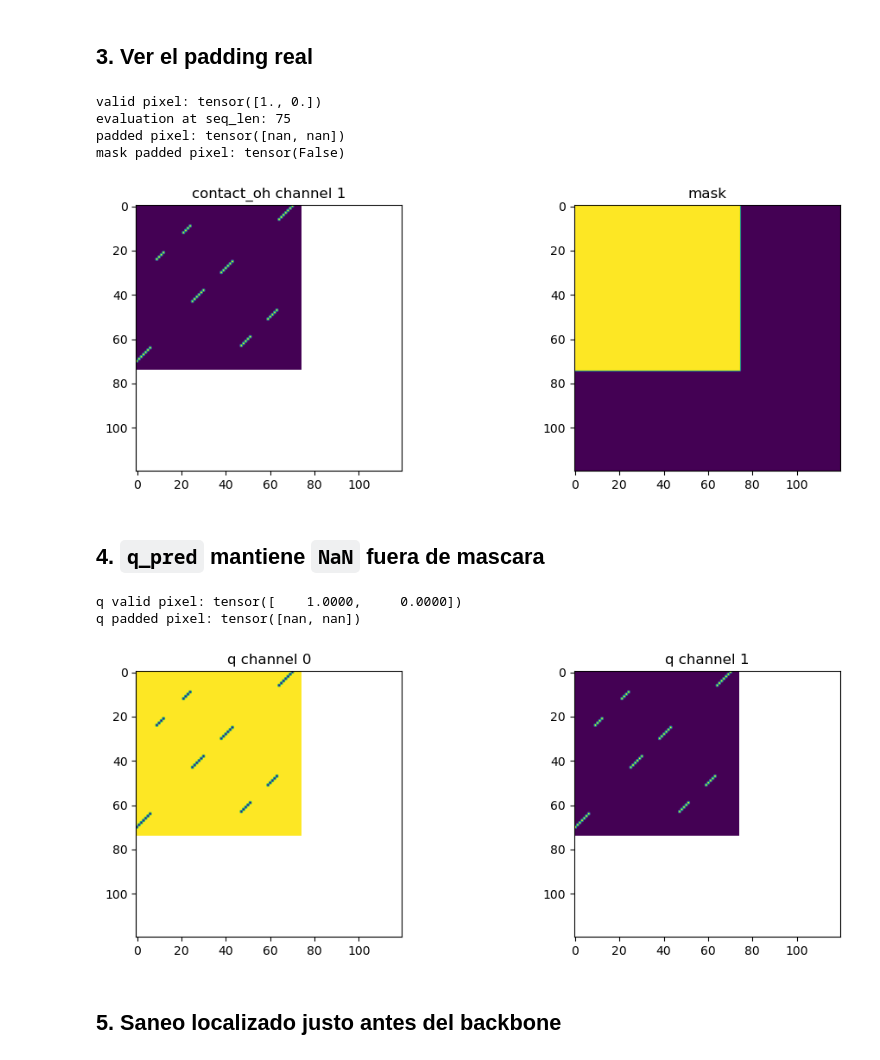
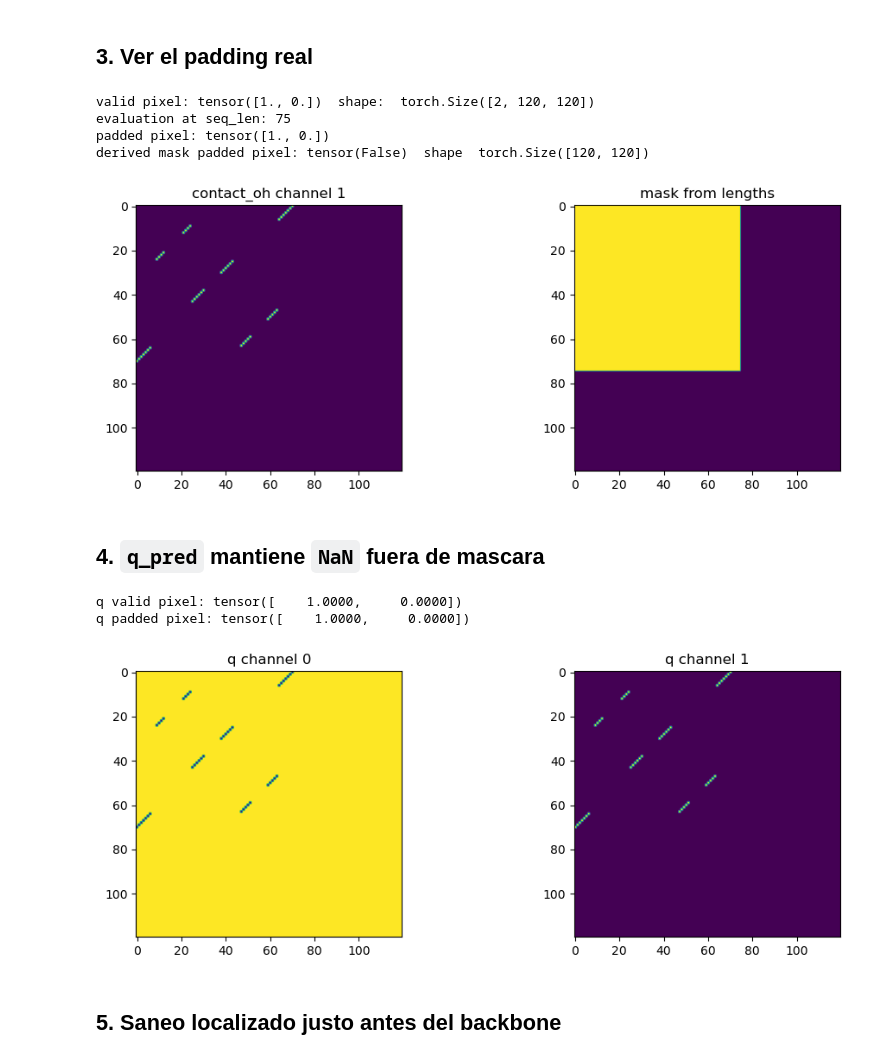
Before and after one commit to gkulemeyer/RNADiffusion, a Jupyter notebook: archive/fix_padding.ipynb, the cells around one changed output. Cells and saved outputs as stored; diff of their text form; code cells hidden in the pictures.

```diff
--- a/archive/fix_padding.ipynb
+++ b/archive/fix_padding.ipynb
@@ -129,26 +15,0 @@ tensor([[[0, 1],
-# %%
-
-# -----------------------------
-# comparar frecuencias empiricas
-# -----------------------------
-num_classes = probs.shape[1]
-
-def empirical_freq(samples, num_classes):
-    # samples: [N,B,H,W]
-    N, B, H, W = samples.shape
-    out = tr.zeros(B, num_classes, H, W)
-    for c in range(num_classes):
-        out[:, c] = (samples == c).float().mean(dim=0)
-    return out
-
-freq_gumbel = empirical_freq(samples_gumbel, num_classes)
-freq_mult   = empirical_freq(samples_mult, num_classes)
-
-print("\nFrecuencias empíricas Gumbel:")
-print(freq_gumbel[0])
-
-print("\nFrecuencias empíricas Multinomial:")
-print(freq_mult[0])
-
-print("\nProbabilidades originales:")
-print(probs[0])
@@ -528,61 +362,70 @@ sample idx: 0 seq_len: 75 max_len: 120
 ## 3. Ver el padding real
 # %%
 x0_real = batch['contact_oh'][idx:idx + 1].float()
-mask_real = batch['mask'][idx:idx + 1]
+padded_length = x0_real.shape[-1]
+rng = tr.arange(padded_length)
+valid_1d = rng < seq_len
+mask_real = (valid_1d[:, None] & valid_1d[None, :]).unsqueeze(0).unsqueeze(0)
 cond = batch['conditioning'][idx:idx + 1].float()
 contact_real = x0_real[0]
 mask2d = mask_real[0, 0]
 
-print('valid pixel:', contact_real[:, 0, 0])
+print('valid pixel:', contact_real[:, 0, 0], ' shape: ', contact_real.shape)
 print('evaluation at seq_len:', seq_len)
 print('padded pixel:', contact_real[:, seq_len, seq_len])
-print('mask padded pixel:', mask2d[seq_len, seq_len])
+print('derived mask padded pixel:', mask2d[seq_len, seq_len], " shape ", mask2d.shape)
 
 fig, axes = plt.subplots(1, 2, figsize=(12, 4))
 axes[0].imshow(contact_real[1])
 axes[0].set_title('contact_oh channel 1')
 axes[1].imshow(mask2d)
-axes[1].set_title('mask')
+axes[1].set_title('mask from lengths')
 plt.show()
 # %% [output]
-valid pixel: tensor([1., 0.])
+valid pixel: tensor([1., 0.])  shape:  torch.Size([2, 120, 120])
 evaluation at seq_len: 75
-padded pixel: tensor([nan, nan])
-mask padded pixel: tensor(False)
+padded pixel: tensor([1., 0.])
+derived mask padded pixel: tensor(False)  shape  torch.Size([120, 120])
-[figure, old version]
+[figure, new version]
 # %% [markdown]
 ## 4. `q_pred` mantiene `NaN` fuera de mascara
 # %%
-# weights_path = "/home/gkulemeyer/Documents/Repos/RNADiffusion/logs/test_model_25ts.pt"
-# weights = tr.load(weights_path, map_location='cpu')
-# weights.keys()
+weights_path = "/home/gkulemeyer/Documents/Repos/RNADiffusion/logs/ArchiveII_test_zeropadd/sim70/t25/m64/20260325-0117_model_64_Fold0/checkpoints/best.ckpt"
+weights = tr.load(weights_path, map_location='cpu')
+# weights["state_dict"]
 # %%
 model = DiffusionModel(
     num_classes=2,
     time_steps=25,
     model=SimpleUNet,
     in_channels=18,
     out_channels=2,
     base_dim=64,
 ).eval()
 # model.load_state_dict(tr.load(weights_path, map_location='cpu'))
+# model.load_state_dict(tr.load(weights_path, map_location='cpu'))
+sd = tr.load(weights_path, map_location='cpu')
+
+sd = {k.removeprefix("model."): v for k, v in sd["state_dict"].items()}
+
+model.load_state_dict(sd)
 
 time0 = tr.tensor([0])
 q = model.q_pred(x0_real, time0)
 
 print('q valid pixel:', q[0, :, 0, 0])
 print('q padded pixel:', q[0, :, seq_len, seq_len])
 
 fig, axes = plt.subplots(1, 2, figsize=(12, 4))
 axes[0].imshow(q[0, 0])
 axes[0].set_title('q channel 0')
 axes[1].imshow(q[0, 1])
 axes[1].set_title('q channel 1')
 plt.show()
 # %% [output]
 q valid pixel: tensor([    1.0000,     0.0000])
-q padded pixel: tensor([nan, nan])
+q padded pixel: tensor([    1.0000,     0.0000])
-[figure, old version]
+[figure, new version]
 # %% [markdown]
 ## 5. Saneo localizado justo antes del backbone
 # %%
```
Also changed, not shown: parts of 21 cells of this notebook, 8 other files.
